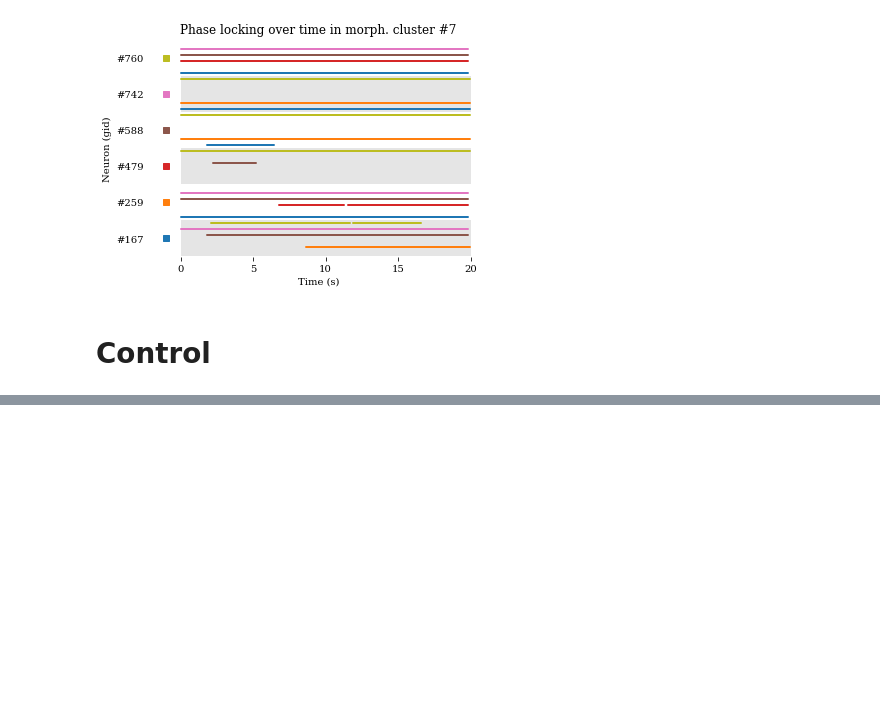
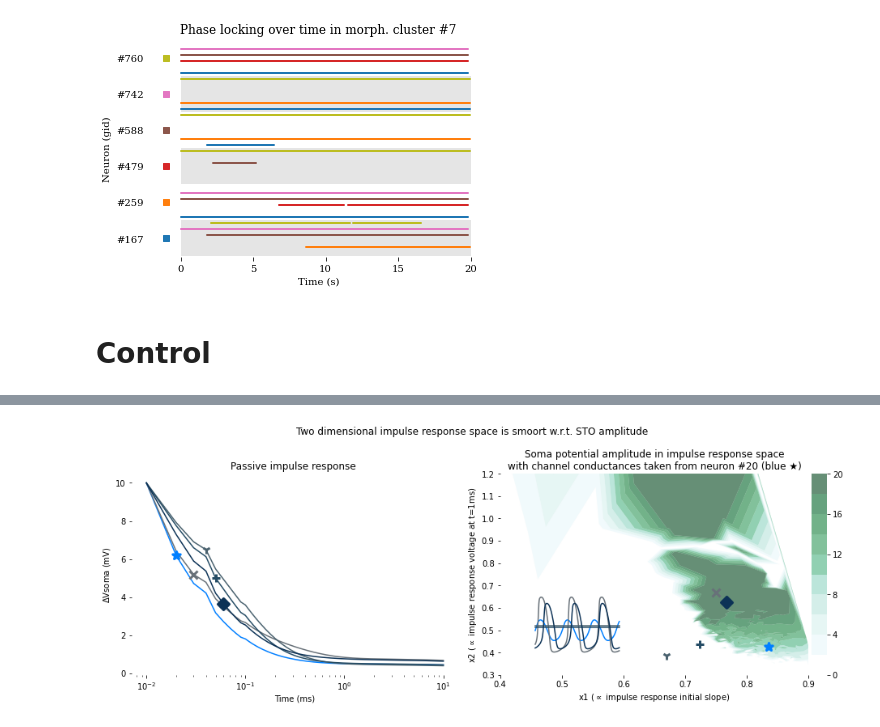
Before and after one commit to llandsmeer/iopublic, a Jupyter notebook: Make figures.ipynb, the cells around one changed output, grey strips where cells are left out. Saved outputs shown, nothing was run; the diff lists cells and outputs as text; code cells hidden in the pictures; blank space fills up the shorter version.

Commit message:
control

```diff
--- a/Make figures.ipynb
+++ b/Make figures.ipynb
@@ -397,0 +389,93 @@ NameError: name 'vsall_conn_tune' is not defined
+# %%
+
+import h5py
+import numpy as np
+import matplotlib.pyplot as plt
+from mpl_toolkits.axes_grid1 import make_axes_locatable
+from matplotlib.colors import ListedColormap
+
+colors = plt.get_cmap('BuGn')(np.linspace(0, 1, 11))
+colors[0] = (1, 1, 1, 1)
+#colors[-1] = (1, 0, 0, 1)
+cm = ListedColormap(colors)
+
+%matplotlib inline
+
+Csel = 32
+
+f = h5py.File('imgdata/control_tuning.h5', 'r')
+tuning = '2021-12-08-shadow_averages_0.001_0.8_d1666304-c6fc-4346-a55d-a99b3aad55be'
+simdata = f[tuning]
+vs = np.array(simdata.get('gid20/unconn'))
+x1 = np.array(simdata.get('x1'))
+x2 = np.array(simdata.get('x2'))
+C = np.array(simdata.get('C'))
+vstune = np.array(simdata.get('vstune'))
+
+#gid20 = np.sqrt((x1-x1[20])**2 + (x2-x2[20])**2)
+#gid20[gid20>1] = 1
+ptp20 = vs[20].ptp()
+gid20 = vs.ptp(1)
+gid20 = np.nan_to_num(gid20)
+
+fig, ax = plt.subplots(ncols=2, figsize=(13, 5))
+
+divider = make_axes_locatable(ax[1])
+cax = divider.append_axes('right', size='5%', pad=0.05)
+
+gid20[gid20 >= 20] = 19
+tcf = ax[1].tricontourf(x1, x2, gid20, cmap=cm, levels=11, alpha=.6, antialiased=True)
+
+markers = '*x1+D'
+ai = ax[1].inset_axes([0.1, 0.1, 0.3, 0.3])
+for i, gid in enumerate([20] + list(np.where(C == Csel)[0][::2][:4])):
+    t = (np.arange(len(vstune[gid])) + 1) * 0.01
+    if i == 0:
+        cc = c = '#007fff'
+    else:
+        cc = f'{(i-1)/4:.1f}'
+        c = 'black'
+        cc = c = np.array(plt.get_cmap('Blues')(i/5))
+        c[:3] /= 2
+    ax[0].plot(t, 10 - vstune[gid], color=cc)
+    l = 1 + i
+    print(gid, markers[i])
+    ax[0].scatter(t[l],(10 - vstune[gid])[l], [100], marker=markers[i], linewidths=[3], color=cc, zorder=100)
+    ax[1].scatter(x1[gid], x2[gid], [100], marker=markers[i], linewidths=[3], color=c)
+    ai.plot(vs[gid, :300], color=cc)
+ax[0].set_xscale('log')
+ai.axis('off')
+#ax[0].set_yscale('log')
+
+#ax[1].scatter(x1[20], x2[20], [100], marker='*', linewidths=[3], color='red')
+
+ax[1].set_xlim([0.4, 0.9])
+ax[1].set_ylim([0.3, 1.2])
+ax[1].set_xlabel('x1 ($\\propto$ impulse response initial slope)')
+ax[1].set_ylabel('x2 ($\\propto$ impulse response voltage at t=1ms)')
+ax[1].spines['top'].set_visible(False)
+ax[1].spines['right'].set_visible(False)
+ax[1].spines['bottom'].set_visible(False)
+ax[1].spines['left'].set_visible(False)
+plt.tick_params(left=False, bottom=False)
+
+ax[0].spines['top'].set_visible(False)
+ax[0].spines['right'].set_visible(False)
+ax[0].spines['bottom'].set_visible(False)
+ax[0].spines['left'].set_visible(False)
+plt.tick_params(left=False, bottom=False)
+
+ax[0].set_xlabel('Time (ms)')
+ax[0].set_ylabel('$\\Delta$Vsoma (mV)')
+#ax[0].set_xlim([1, len(vstune[0])])
+
+cb = fig.colorbar(tcf, cax=cax, orientation='vertical', )
+cb.outline.set_visible(False)
+
+ax[0].set_title('Passive impulse response ')
+ax[1].set_title('Soma potential amplitude in impulse response space\nwith channel conductances taken from neuron #20 (blue ★)')
+plt.suptitle('Two dimensional impulse response space is smoort w.r.t. STO amplitude')
+plt.tight_layout();
+
+plt.rcParams['figure.facecolor'] = 'white'
+# %% [output]
@@ -397,0 +487 @@ NameError: name 'vsall_conn_tune' is not defined
+[figure, added]
```
Also changed, not shown: parts of 5 cells of this notebook.
